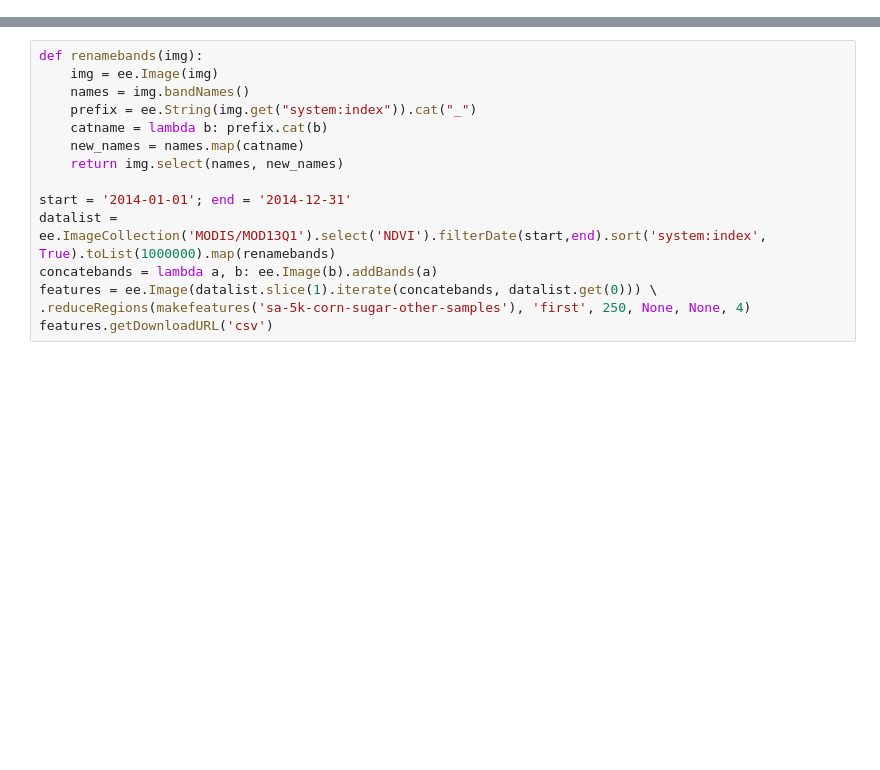
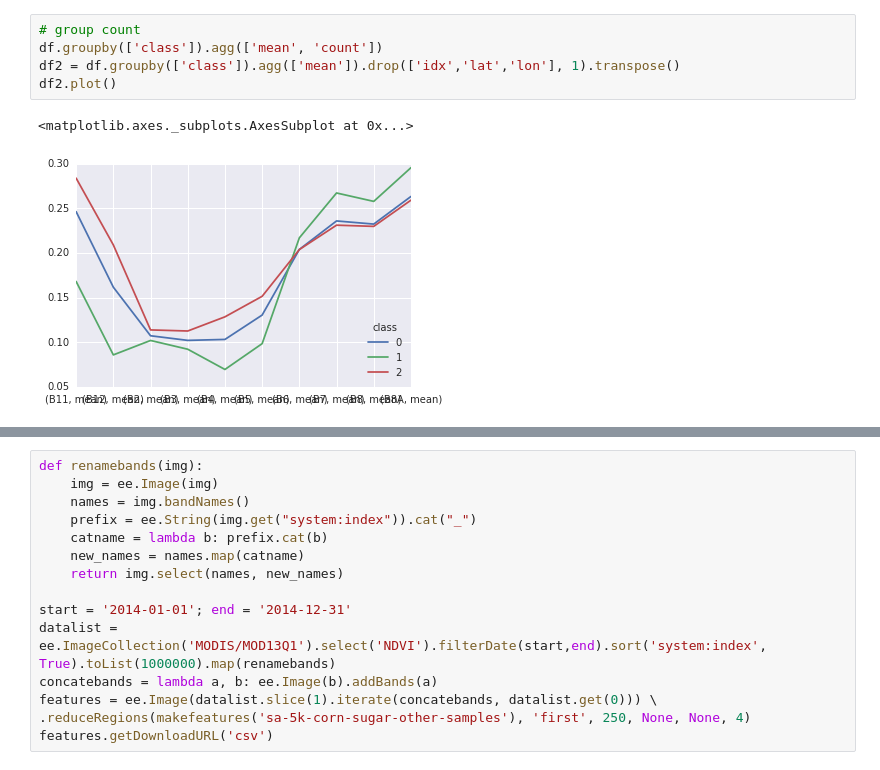
Before and after one commit to Ramonss93/geenotebook, a Jupyter notebook: Dataset.ipynb, the cells around one changed output, grey strips where cells are left out. Cells and saved outputs as stored; diff of their text form; blank space fills up the shorter version.

```diff
--- a/Dataset.ipynb
+++ b/Dataset.ipynb
@@ -0,0 +20,8 @@
+# %%
+# group count
+df.groupby(['class']).agg(['mean', 'count'])
+df2 = df.groupby(['class']).agg(['mean']).drop(['idx','lat','lon'], 1).transpose()
+df2.plot()
+# %% [output]
+<matplotlib.axes._subplots.AxesSubplot at 0x...>
+[figure, added]
```
Also changed, not shown: parts of 7 cells of this notebook, 7 other files.
